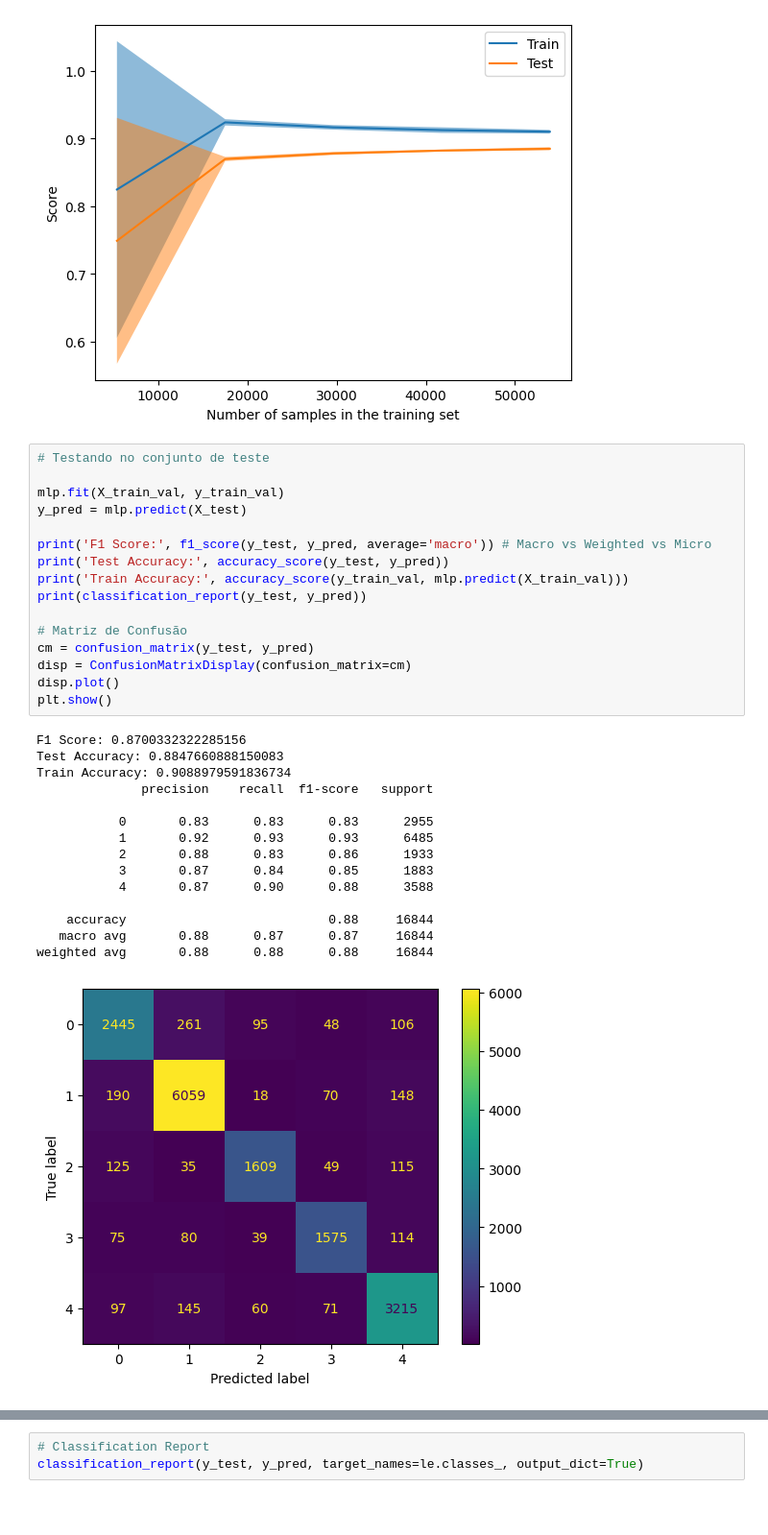
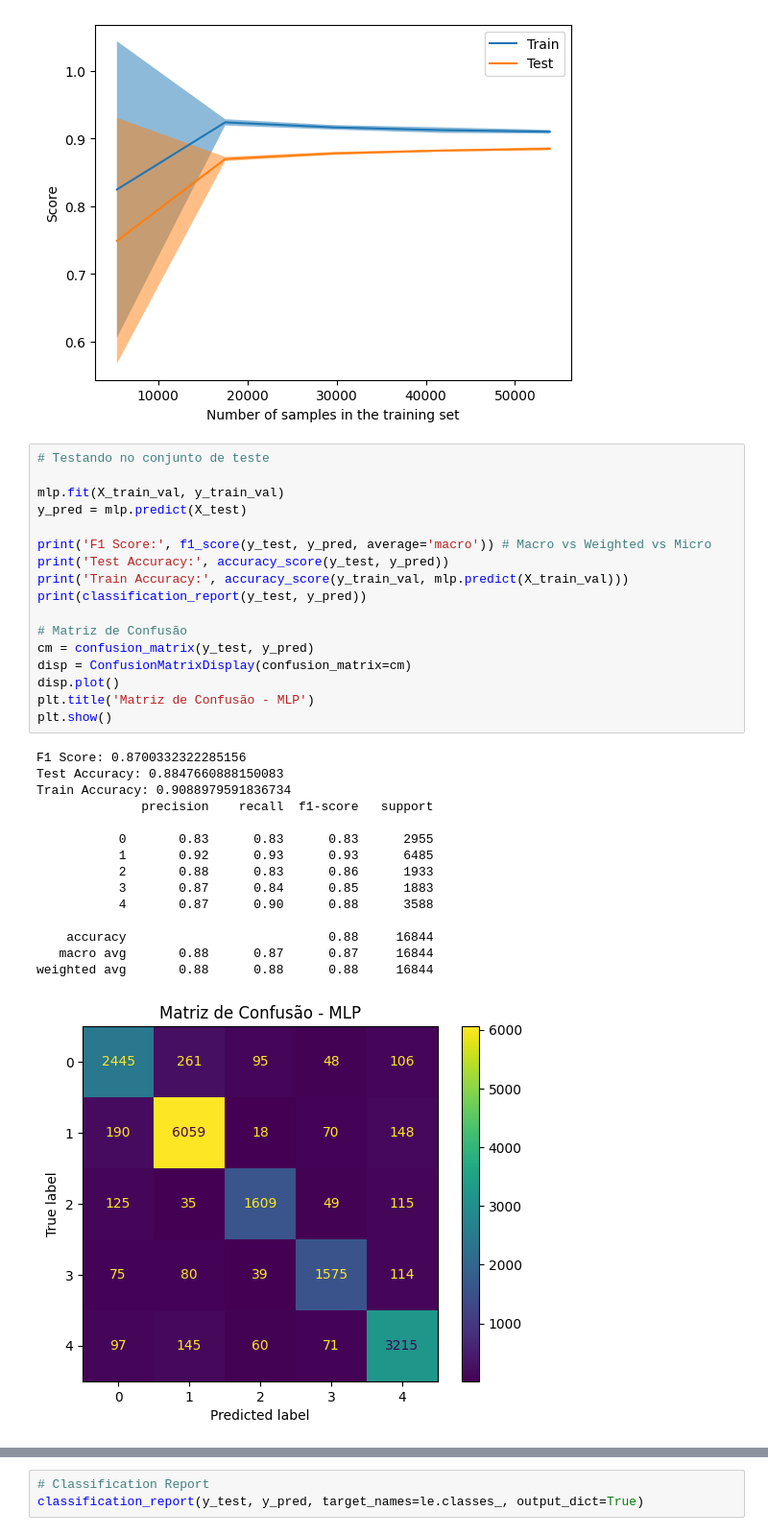
Before and after one commit to danielshz/news-categories-analysis, a Jupyter notebook: Modelos.ipynb, the cells around one changed output, grey strips where cells are left out. Shown at 96% size. Drawn from its saved outputs; the diff is of its cells as text; blank space fills up the shorter version.

```diff
--- a/Modelos.ipynb
+++ b/Modelos.ipynb
@@ -967,34 +980,35 @@ plt.show()
 # Testando no conjunto de teste
 
 mlp.fit(X_train_val, y_train_val)
 y_pred = mlp.predict(X_test)
 
 print('F1 Score:', f1_score(y_test, y_pred, average='macro')) # Macro vs Weighted vs Micro
 print('Test Accuracy:', accuracy_score(y_test, y_pred))
 print('Train Accuracy:', accuracy_score(y_train_val, mlp.predict(X_train_val)))
 print(classification_report(y_test, y_pred))
 
 # Matriz de Confusão
 cm = confusion_matrix(y_test, y_pred)
 disp = ConfusionMatrixDisplay(confusion_matrix=cm)
 disp.plot()
+plt.title('Matriz de Confusão - MLP')
 plt.show()
 # %% [output]
 F1 Score: 0.8700332322285156
 Test Accuracy: 0.8847660888150083
 Train Accuracy: 0.9088979591836734
               precision    recall  f1-score   support
 
            0       0.83      0.83      0.83      2955
            1       0.92      0.93      0.93      6485
            2       0.88      0.83      0.86      1933
            3       0.87      0.84      0.85      1883
            4       0.87      0.90      0.88      3588
 
     accuracy                           0.88     16844
    macro avg       0.88      0.87      0.87     16844
 weighted avg       0.88      0.88      0.88     16844
-[figure, old version]
+[figure, new version]
 # %%
 # Loss Curve
 
```
Also changed, not shown: parts of 17 cells of this notebook, 1 other file.
